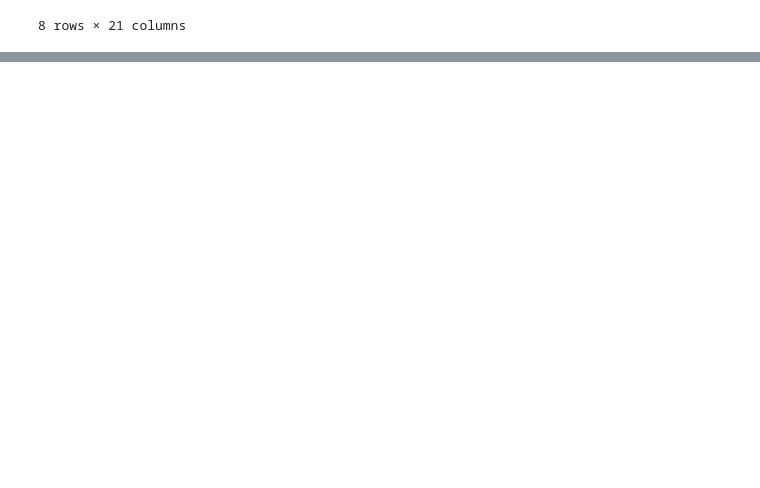
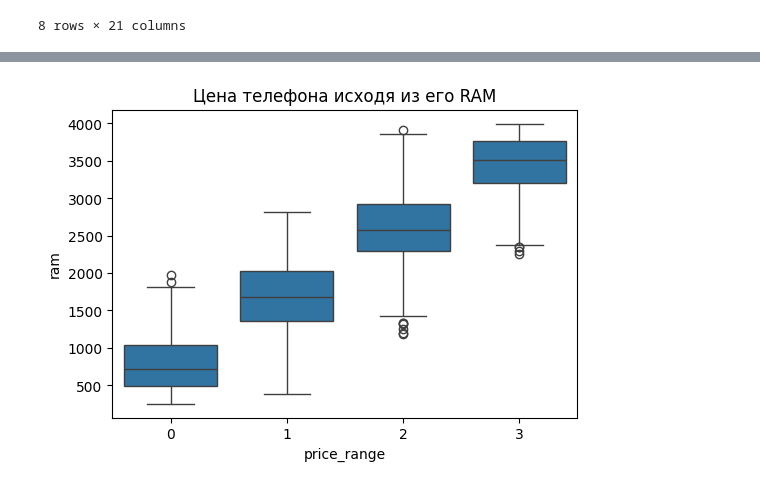
Before and after one commit to buttonCreator/Lr1, a Jupyter notebook: eda/eda.ipynb, the cells around one changed output, grey strips where cells are left out. Saved outputs shown, nothing was run; the diff lists cells and outputs as text; code cells hidden in the pictures; blank space fills up the shorter version.

```diff
--- a/eda/eda.ipynb
+++ b/eda/eda.ipynb
@@ -118,0 +91,5 @@ categorical_for_encoding = binary_features  # уже закодированы
+# %%
+# Полные дубликаты
+duplicates = df.duplicated().sum()
+# Дубликаты по ключевым признакам (если есть ID)
+df.drop_duplicates(inplace=True)
@@ -118,0 +105,6 @@ categorical_for_encoding = binary_features  # уже закодированы
+# %%
+# Бинарные признаки должны содержать только 0 и 1
+binary_features = ['blue', 'dual_sim', 'four_g', 'three_g', 'touch_screen', 'wifi']
+for col in binary_features:
+    unique_vals = df[col].unique()
+    print(f"{col}: {unique_vals}")
@@ -118,0 +145,5 @@ categorical_for_encoding = binary_features  # уже закодированы
+# %%
+# Приведение к правильным типам
+df['price_range'] = df['price_range'].astype('int8')  # экономия памяти
+for col in binary_features:
+    df[col] = df[col].astype('int8')
@@ -118,0 +238,10 @@ categorical_for_encoding = binary_features  # уже закодированы
+# %%
+# Boxplot возраста по целевой переменной
+plt.figure(figsize=(6, 4))
+sns.boxplot(x='price_range', y='ram', data=df)
+plt.title('Цена телефона исходя из его RAM')
+plt.savefig('graph/boxplot_age_target.png')
+plt.show()
+plt.close()
+# %% [output]
+[figure, added]
```
Also changed, not shown: parts of 18 cells of this notebook, 24 other files.
